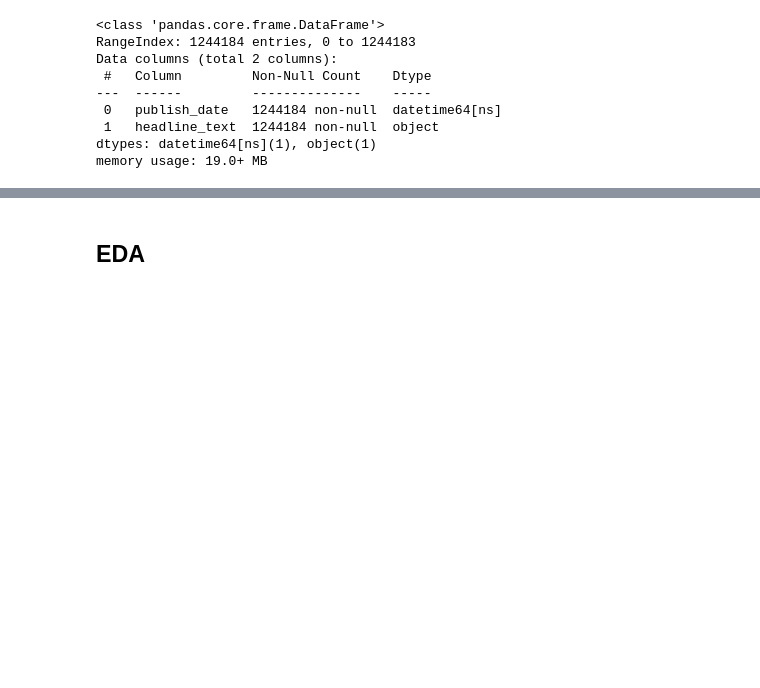
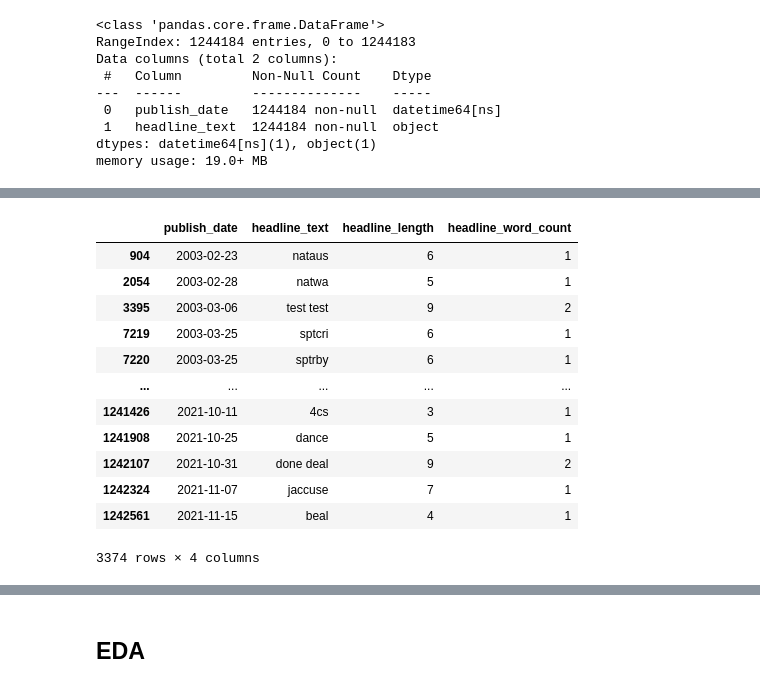
Before and after one commit to Nesher123/Topic-modeling, a Jupyter notebook: solution.ipynb, the cells around one changed output, grey strips where cells are left out. Saved outputs shown, nothing was run; the diff lists cells and outputs as text; code cells hidden in the pictures; blank space fills up the shorter version.

```diff
--- a/solution.ipynb
+++ b/solution.ipynb
@@ -83,0 +131,16 @@ df.duplicated().sum()
+# %%
+df[df['headline_length'] < 10]
+# %% [output]
+|  | publish_date | headline_text | headline_length | headline_word_count |
+| 904 | 2003-02-23 | nataus | 6 | 1 |
+| 2054 | 2003-02-28 | natwa | 5 | 1 |
+| 3395 | 2003-03-06 | test test | 9 | 2 |
+| 7219 | 2003-03-25 | sptcri | 6 | 1 |
+| 7220 | 2003-03-25 | sptrby | 6 | 1 |
+| ... | ... | ... | ... | ... |
+| 1241426 | 2021-10-11 | 4cs | 3 | 1 |
+| 1241908 | 2021-10-25 | dance | 5 | 1 |
+| 1242107 | 2021-10-31 | done deal | 9 | 2 |
+| 1242324 | 2021-11-07 | jaccuse | 7 | 1 |
+| 1242561 | 2021-11-15 | beal | 4 | 1 |
+3374 rows × 4 columns
```
Also changed, not shown: parts of 10 cells of this notebook.
